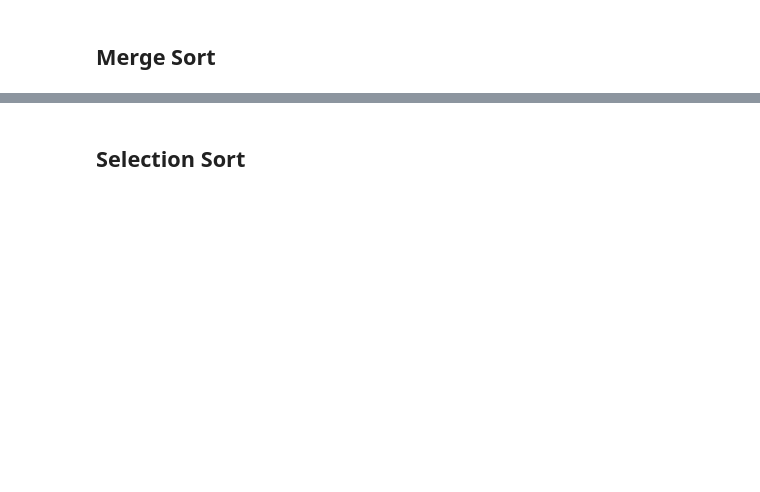
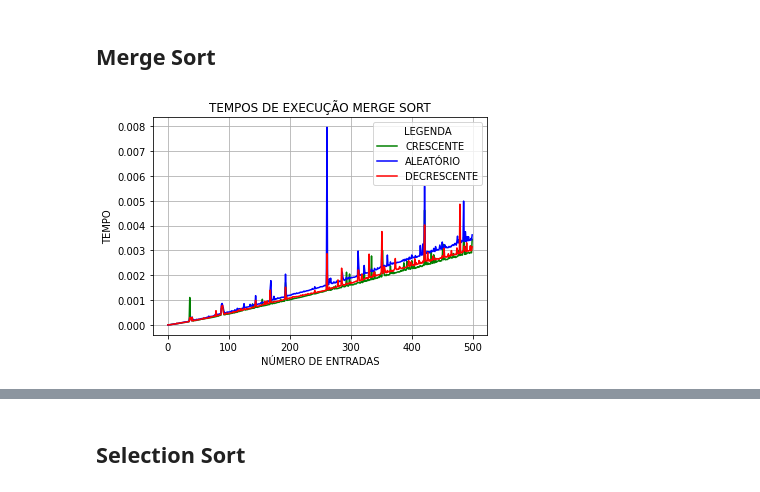
Before and after one commit to fabioVitorTavares/EFC1-GCC253---Complexidade-e-Projeto-de-Algoritmos, a Jupyter notebook: EFC1_GCC_253.ipynb, the cells around one changed output, grey strips where cells are left out. Saved outputs shown, nothing was run; the diff lists cells and outputs as text; code cells hidden in the pictures; blank space fills up the shorter version.

```diff
--- a/EFC1_GCC_253.ipynb
+++ b/EFC1_GCC_253.ipynb
@@ -43,6 +105,81 @@ def insertionSort():
 # %% [markdown]
 ##  Merge Sort
-# %%
-def mergeSort():
-
-  return
+# %%
+def merge(arr, numeroComparacoes):
+    if(len(arr) > 1):
+        arrE = arr[:int(len(arr)/2)]
+        arrD = arr[int(len(arr)/2):]
+        arrE = merge(arrE, numeroComparacoes)
+        arrD = merge(arrD, numeroComparacoes)
+        arr = sort(arrE, arrD, numeroComparacoes)
+        return arr
+    return arr
+
+
+def sort(arrE,arrD, numeroComparacoes):
+    arrO = []
+    while len(arrE) > 0 and len(arrD) > 0:
+        numeroComparacoes[0] += 1
+        if arrE[0] < arrD[0]:
+            arrO.append(arrE[0])
+            arrE = arrE[1:]
+        else:
+            arrO.append(arrD[0])
+            arrD = arrD[1:]
+    while len(arrE) > 0:
+        arrO.append(arrE[0])
+        arrE = arrE[1:]
+    while len(arrD) > 0:
+        arrO.append(arrD[0])
+        arrD = arrD[1:]
+    return arrO
+
+
+def mergeSort(arr):
+    numeroComparacoes = [0]
+    timeInicial = time.time()
+    merge(arr, numeroComparacoes)
+    return time.time() - timeInicial, numeroComparacoes
+
+
+timesArrayOrdenadoCrescente = []
+timesArrayAleatorio = []
+timesArrayOrdenadoDecrescente = []
+comparacoesArrayOrdenadoCrescente = []
+comparacoesArrayAleatorio = []
+comparacoesArrayOrdenadoDecrescente = []
+numeroEntradas = []
+
+
+for i in range(quantidadeArray):
+    timesArrayOrdenadoCrescente.append(mergeSort(numpy.arange(0,i,1))[0])
+    timesArrayAleatorio.append(mergeSort(numpy.random.randint(0, intervalo, i))[0])
+    timesArrayOrdenadoDecrescente.append(mergeSort(numpy.arange(i-1,-1,-1))[0])
+    comparacoesArrayOrdenadoCrescente.append(mergeSort(numpy.arange(0,i,1))[1])
+    comparacoesArrayAleatorio.append(mergeSort(numpy.random.randint(0, intervalo, i))[1])
+    comparacoesArrayOrdenadoDecrescente.append(mergeSort(numpy.arange(i-1,-1,-1))[1])
+    numeroEntradas.append(i)
+
+
+plt.title("TEMPOS DE EXECUÇÃO MERGE SORT")
+plt.plot(numeroEntradas,timesArrayOrdenadoCrescente, color='green')
+plt.plot(numeroEntradas,timesArrayAleatorio,color='blue')
+plt.plot(numeroEntradas,timesArrayOrdenadoDecrescente, color='red')
+plt.legend(['CRESCENTE','ALEATÓRIO','DECRESCENTE'], title = "LEGENDA")
+plt.grid(True)
+plt.xlabel("NÚMERO DE ENTRADAS")
+plt.ylabel("TEMPO")
+plt.show()
+
+
+plt.title("NÚMERO DE COMPARAÇÕES MERGE SORT")
+plt.plot(numeroEntradas,comparacoesArrayOrdenadoCrescente, color='green')
+plt.plot(numeroEntradas,comparacoesArrayAleatorio,color='blue')
+plt.plot(numeroEntradas,comparacoesArrayOrdenadoDecrescente, color='red')
+plt.legend(['CRESCENTE','ALEATÓRIO','DECRESCENTE'], title = "LEGENDA")
+plt.grid(True)
+plt.xlabel("NÚMERO DE ENTRADAS")
+plt.ylabel("NÚMERO DE COMPARAÇÕES")
+plt.show()
+# %% [output]
+[figure, added]
```
Also changed, not shown: parts of 9 cells of this notebook.
